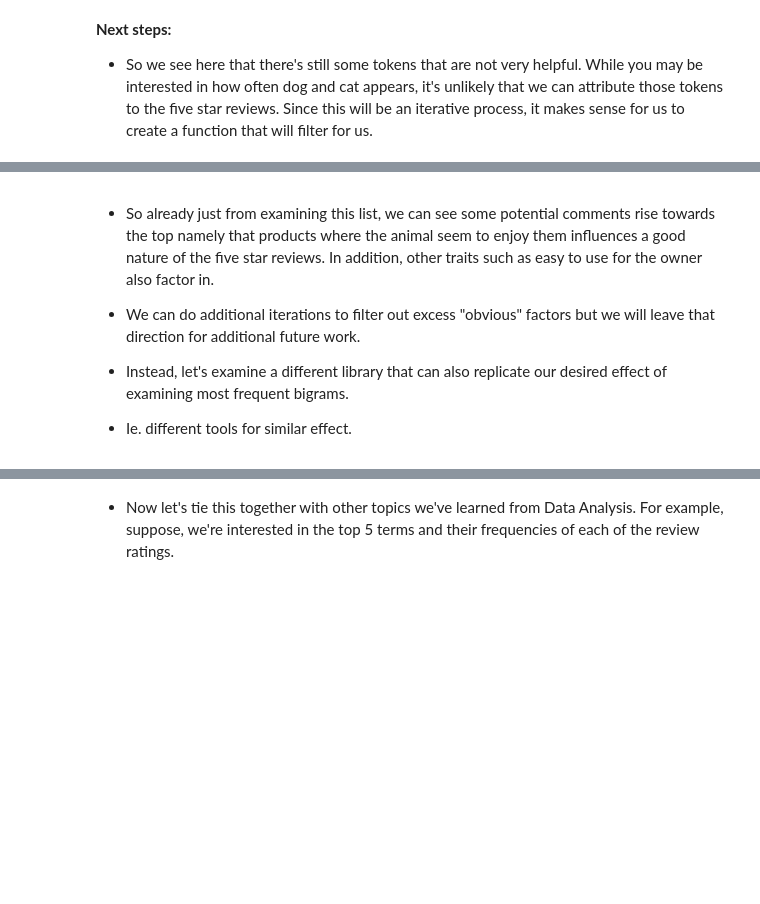
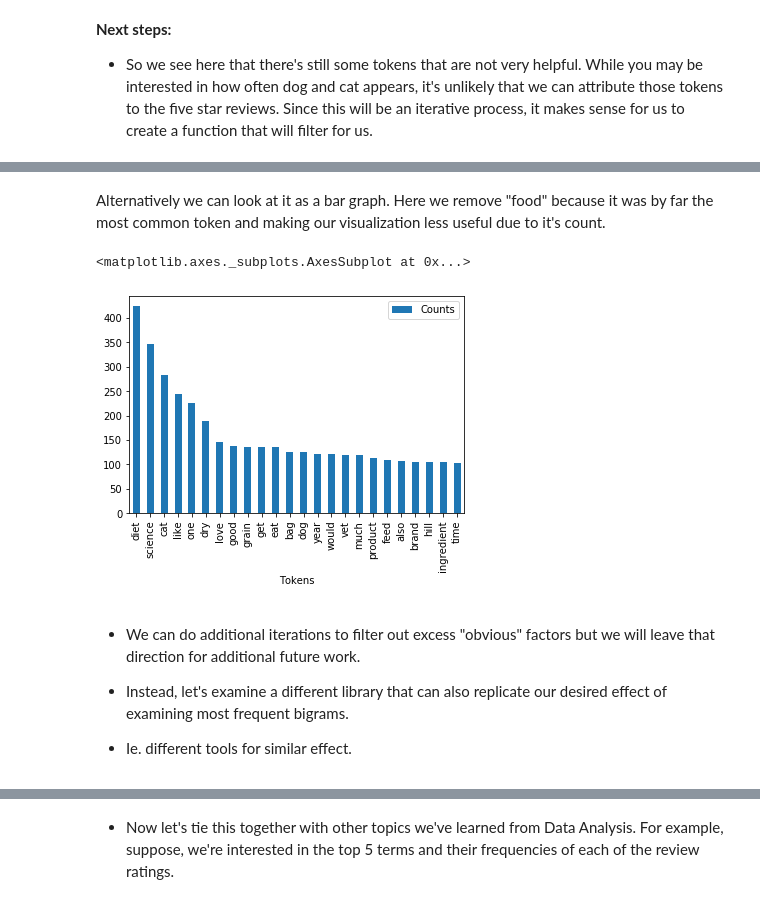
Before and after one commit to nycdatasci/live-learning-sessions, a Jupyter notebook: introduction-to-text-mining/Amazon Pet Reviews.ipynb, the cells around one changed output, grey strips where cells are left out. Cells and saved outputs as stored; diff of their text form; code cells hidden in the pictures; blank space fills up the shorter version.

```diff
--- a/introduction-to-text-mining/Amazon Pet Reviews.ipynb
+++ b/introduction-to-text-mining/Amazon Pet Reviews.ipynb
@@ -102,5 +310,12 @@ fdist_bi.most_common(50)
+# %% [markdown]
+Alternatively we can look at it as a bar graph. Here we remove "food" because it was by far the most common token and making our visualization less useful due to it's count.
+# %%
+pd.DataFrame(fdist_sci_diet.most_common(25)[1:], columns=['Tokens', 'Counts']).set_index('Tokens').plot(kind='bar')
+# %% [output]
+<matplotlib.axes._subplots.AxesSubplot at 0x...>
+[figure, added]
 # %% [markdown]
-- So already just from examining this list, we can see some potential comments rise towards the top namely that products where the animal seem to enjoy them influences a good nature of the five star reviews. In addition, other traits such as easy to use for the owner also factor in.
+
 
 - We can do additional iterations to filter out excess "obvious" factors but we will leave that direction for additional future work.
 
```
Also changed, not shown: parts of 35 cells of this notebook.
